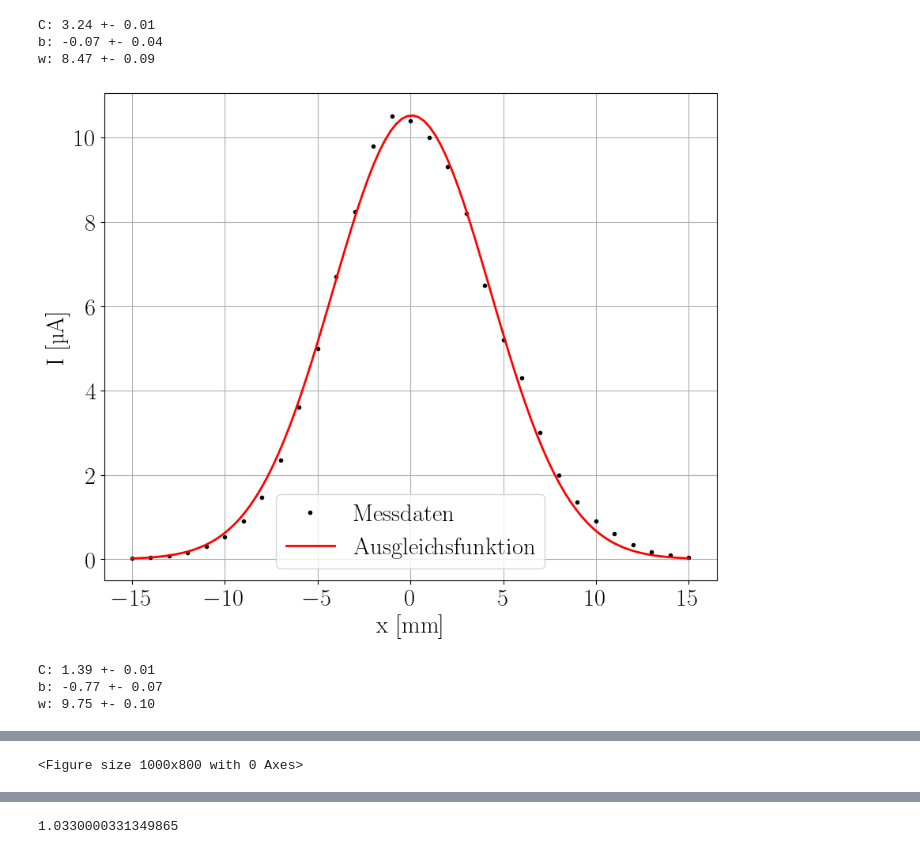
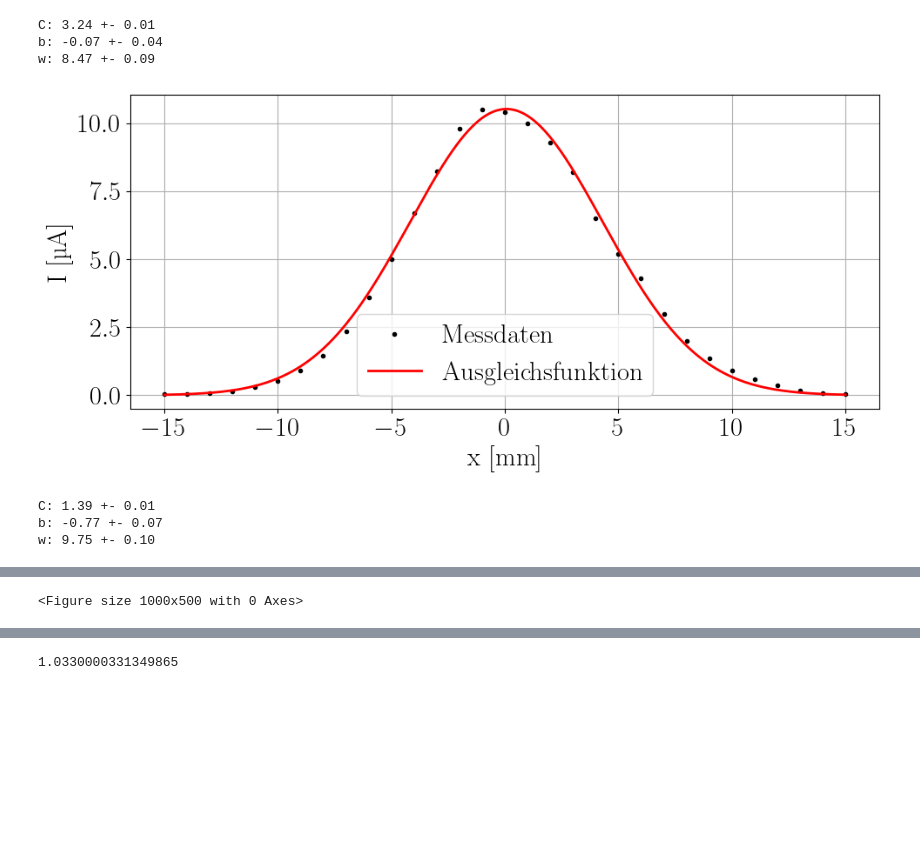
Before and after one commit to janvito/FP_24, a Jupyter notebook: V61/Skripte/Moden.ipynb, the cells around one changed output, grey strips where cells are left out. Drawn from its saved outputs; the diff is of its cells as text; code cells hidden in the pictures; blank space fills up the shorter version.

```diff
--- a/V61/Skripte/Moden.ipynb
+++ b/V61/Skripte/Moden.ipynb
@@ -61,7 +61,7 @@ for config in configurations:
     L_values = np.linspace(0.01, L_max, 500)
     g1g2_values = calculate_g1g2(L_values, R1, R2)
 
-    plt.rcParams['figure.figsize'] = (10, 8)
+    plt.rcParams['figure.figsize'] = (8, 6)
     plt.plot(L_values, g1g2_values,"r-", label=f'$g_1 g_2$ {name}')
 
     # Stabilitätsgrenzen hervorheben
@@ -128,40 +128,43 @@ def fitfunc1(x,C,b,w):
 def fitfunc2(x,C,b,w):
     return A(x,1,C,b,w)**2
 
+plt.rcParams['figure.figsize'] = (10, 5)
 plt.grid(True)
 plt.xlabel(r"x [\si{\milli\meter}]") # Call the function
 plt.ylabel(r"I [\si{\micro\ampere}]") # Call the function
 params,_=curve_fit(fitfunc1,x,I2)
 for name,par,un in zip(["C","b","w"],params,np.sqrt(np.diag(_))):
     print(f"{name}: {par:.2f} +- {un:.2f}")
 plt.plot(x,I2,"k.",label="Messdaten")
 plt.plot(xlin,fitfunc1(xlin,*params),"r-",label="Ausgleichsfunktion")
 plt.legend()
-plt.savefig("TEM00Mode.png")
+plt.tight_layout()
+plt.savefig("TEM00Mode.png", dpi=300)
 plt.show()
 plt.clf()
 
 plt.xlabel(r"x [\si{\milli\meter}]") # Call the function
 plt.ylabel(r"I [\si{\micro\ampere}]") # Call the function
 plt.grid(True)
 params,_=curve_fit(fitfunc2,x,I1)
 for name,par,un in zip(["C","b","w"],params,np.sqrt(np.diag(_))):
     print(f"{name}: {par:.2f} +- {un:.2f}")
 plt.plot(x,I1,"k.",label="Messdaten")
 plt.plot(xlin,fitfunc2(xlin,*params),"r-",label="Ausgleichsfunktion")
 
 plt.legend(loc="upper right")
-plt.savefig("TEM10Mode.png")
+plt.tight_layout()
+plt.savefig("TEM10Mode.png", dpi=300)
 plt.show()
 plt.clf()
 
 #plt.plot(x,I2/np.max(I2),".",color="grey")
 x_ = np.linspace(-15,15,100)
 # %% [output]
 C: 3.24 +- 0.01
 b: -0.07 +- 0.04
 w: 8.47 +- 0.09
-[figure, old version]
+[figure, new version]
 C: 1.39 +- 0.01
 b: -0.77 +- 0.07
 w: 9.75 +- 0.10
@@ -169,2 +172,2 @@ w: 9.75 +- 0.10
-<Figure size 1000x800 with 0 Axes>
+<Figure size 1000x500 with 0 Axes>
 # %%
```
Also changed, not shown: parts of 4 cells of this notebook, 6 other files.
